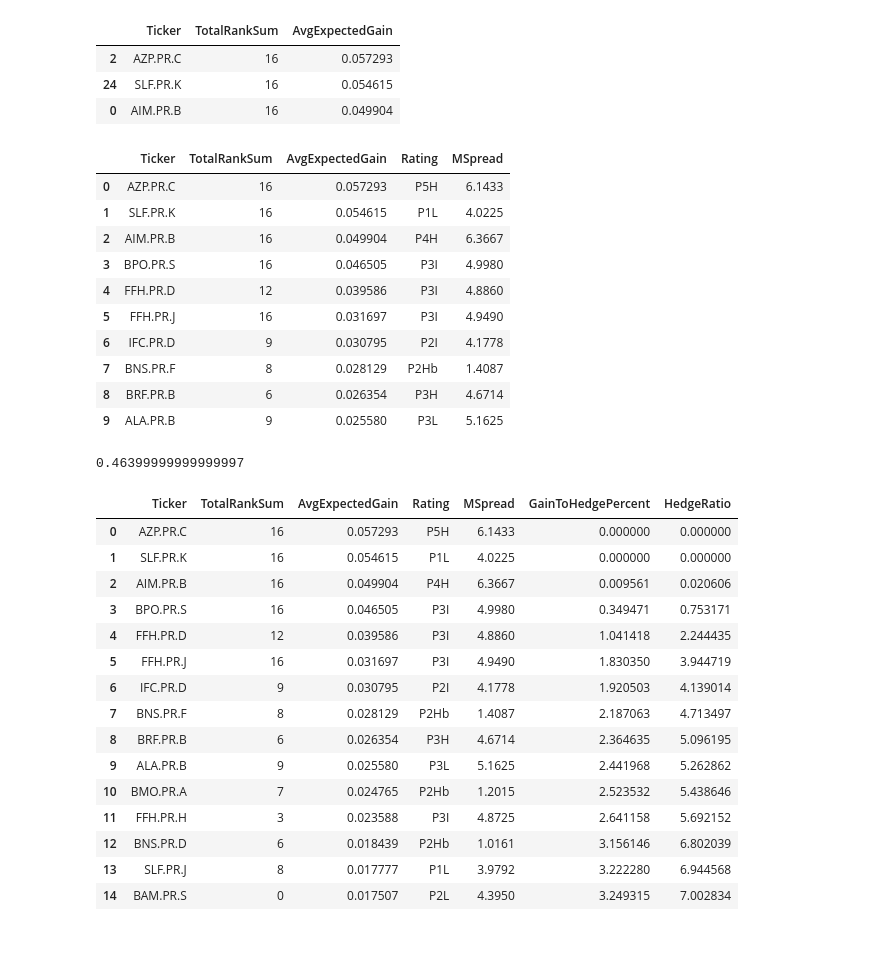
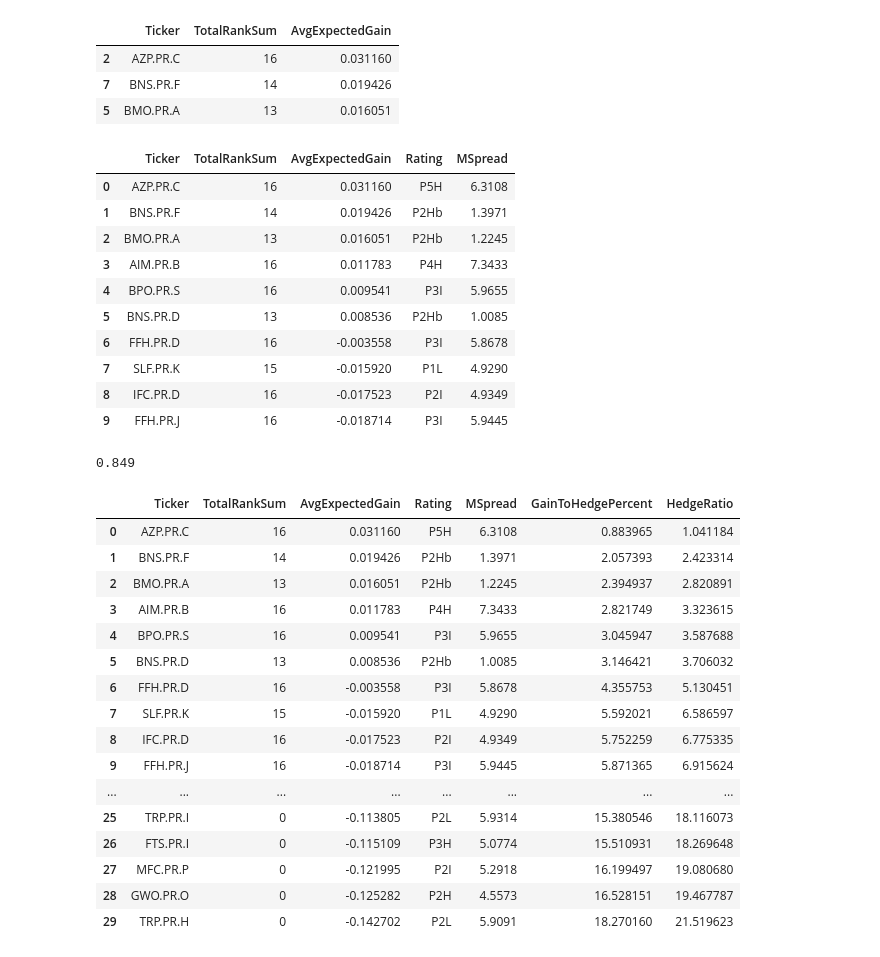
Before and after one commit to mishaba/canprefs, a Jupyter notebook: Prefhack.ipynb, the cells around one changed output. Saved outputs shown, nothing was run; the diff lists cells and outputs as text; code cells hidden in the pictures.

```diff
--- a/Prefhack.ipynb
+++ b/Prefhack.ipynb
@@ -14,7 +14,7 @@ from datetime import date
 # Constants
 
 # Current TBILL rate
-TBILL_PERCENT = 1.66
+TBILL_PERCENT = 1.14
 # %%
 from prefutils import *
 
@@ -29,7 +29,7 @@ floats = filter_floating_reset_list(floats)
 # %%
 tprefs = update_data_frame_with_prices_and_drop_reference(floats,SESSION)
 # %%
-tprefs = update_dataframe_with_market_spread(tprefs, TBILL_PERCENT)
+tprefs = update_dataframe_with_market_spread_from_issue_spread(tprefs, TBILL_PERCENT)
 # %%
 #tpm = update_dataframe_with_rating_averages(tprefs)
 #tpm.head(5)
@@ -40,13 +40,13 @@ SPREAD_DELTAS = [ 0.2, 0, -0.1, -.3]
 # define 4 scenarios, with corresponding probabilities and names.
 # Name: {tbillrate, number of years, probability}
 TBILL_SCN = {
-    "Constant" :  (1.66, 1, 0.10),
-    "SlightDrop": (1.40, 1, 0.40),
-    "BigDrop":    (1.10, 1, 0.30) ,
-    "Panic":      (0.70, 1, 0.20)}
+    "Constant" :  (1.14, 1, 0.15),
+    "SlightDrop": (0.90, 1, 0.35),
+    "BigDrop":    (0.70, 1, 0.35) ,
+    "Panic":      (0.40, 1, 0.15)}
 
 
 foo = create_tbill_scenarios_per_market_spreads(tprefs, TBILL_SCN, SPREAD_DELTAS)
-foo.head(3)
+foo.head(10)
 # %% [output]
 |  | Ticker | Rating | Spread | Price | MSpread | EffMSpread | MSpread_Delta | Expected_Gain | Constant | ... |
@@ -59,24 +66,24 @@ ranked = do_the_ranking(foo,TBILL_SCN,10)
 ranked.head(3)
 # %% [output]
 |  | Ticker | TotalRankSum | AvgExpectedGain |
-| 2 | AZP.PR.C | 16 | 0.057293 |
-| 24 | SLF.PR.K | 16 | 0.054615 |
-| 0 | AIM.PR.B | 16 | 0.049904 |
+| 2 | AZP.PR.C | 16 | 0.031160 |
+| 7 | BNS.PR.F | 14 | 0.019426 |
+| 5 | BMO.PR.A | 13 | 0.016051 |
 # %%
 ranked = ranked.merge(floats[['Ticker','Rating','MSpread']],how='inner',on='Ticker')
 ranked.head(10)
 # %% [output]
 |  | Ticker | TotalRankSum | AvgExpectedGain | Rating | MSpread |
-| 0 | AZP.PR.C | 16 | 0.057293 | P5H | 6.1433 |
-| 1 | SLF.PR.K | 16 | 0.054615 | P1L | 4.0225 |
-| 2 | AIM.PR.B | 16 | 0.049904 | P4H | 6.3667 |
-| 3 | BPO.PR.S | 16 | 0.046505 | P3I | 4.9980 |
-| 4 | FFH.PR.D | 12 | 0.039586 | P3I | 4.8860 |
-| 5 | FFH.PR.J | 16 | 0.031697 | P3I | 4.9490 |
-| 6 | IFC.PR.D | 9 | 0.030795 | P2I | 4.1778 |
-| 7 | BNS.PR.F | 8 | 0.028129 | P2Hb | 1.4087 |
-| 8 | BRF.PR.B | 6 | 0.026354 | P3H | 4.6714 |
-| 9 | ALA.PR.B | 9 | 0.025580 | P3L | 5.1625 |
+| 0 | AZP.PR.C | 16 | 0.031160 | P5H | 6.3108 |
+| 1 | BNS.PR.F | 14 | 0.019426 | P2Hb | 1.3971 |
+| 2 | BMO.PR.A | 13 | 0.016051 | P2Hb | 1.2245 |
+| 3 | AIM.PR.B | 16 | 0.011783 | P4H | 7.3433 |
+| 4 | BPO.PR.S | 16 | 0.009541 | P3I | 5.9655 |
+| 5 | BNS.PR.D | 13 | 0.008536 | P2Hb | 1.0085 |
+| 6 | FFH.PR.D | 16 | -0.003558 | P3I | 5.8678 |
+| 7 | SLF.PR.K | 15 | -0.015920 | P1L | 4.9290 |
+| 8 | IFC.PR.D | 16 | -0.017523 | P2I | 4.9349 |
+| 9 | FFH.PR.J | 16 | -0.018714 | P3I | 5.9445 |
 # %%
 # Now, for hedging. For each security, it needs to make a 5% hurdle.
 # So for example, if IFC.PR.D is only expected to make 3.5%, then it needs a 1.5% hedge gain to compensate.
@@ -95,26 +102,27 @@ expected_drop
 
 # but actually, should we reduce the amount of net hedges based on shares that exceed the hurdle?
 # %% [output]
-0.46399999999999997
+0.849
 # %%
-GAIN_HURDLE=0.05
+GAIN_HURDLE=0.04
 ranked['GainToHedgePercent'] = [max(GAIN_HURDLE-x,0)*100 for x in ranked['AvgExpectedGain']]
 ranked['HedgeRatio'] = [x/expected_drop for x in ranked['GainToHedgePercent']]
-ranked.head(15)
+ranked.head(30)
 # %% [output]
 |  | Ticker | TotalRankSum | AvgExpectedGain | Rating | MSpread | GainToHedgePercent | HedgeRatio |
-| 0 | AZP.PR.C | 16 | 0.057293 | P5H | 6.1433 | 0.000000 | 0.000000 |
-| 1 | SLF.PR.K | 16 | 0.054615 | P1L | 4.0225 | 0.000000 | 0.000000 |
-| 2 | AIM.PR.B | 16 | 0.049904 | P4H | 6.3667 | 0.009561 | 0.020606 |
-| 3 | BPO.PR.S | 16 | 0.046505 | P3I | 4.9980 | 0.349471 | 0.753171 |
-| 4 | FFH.PR.D | 12 | 0.039586 | P3I | 4.8860 | 1.041418 | 2.244435 |
-| 5 | FFH.PR.J | 16 | 0.031697 | P3I | 4.9490 | 1.830350 | 3.944719 |
-| 6 | IFC.PR.D | 9 | 0.030795 | P2I | 4.1778 | 1.920503 | 4.139014 |
-| 7 | BNS.PR.F | 8 | 0.028129 | P2Hb | 1.4087 | 2.187063 | 4.713497 |
-| 8 | BRF.PR.B | 6 | 0.026354 | P3H | 4.6714 | 2.364635 | 5.096195 |
-| 9 | ALA.PR.B | 9 | 0.025580 | P3L | 5.1625 | 2.441968 | 5.262862 |
-| 10 | BMO.PR.A | 7 | 0.024765 | P2Hb | 1.2015 | 2.523532 | 5.438646 |
-| 11 | FFH.PR.H | 3 | 0.023588 | P3I | 4.8725 | 2.641158 | 5.692152 |
-| 12 | BNS.PR.D | 6 | 0.018439 | P2Hb | 1.0161 | 3.156146 | 6.802039 |
-| 13 | SLF.PR.J | 8 | 0.017777 | P1L | 3.9792 | 3.222280 | 6.944568 |
-| 14 | BAM.PR.S | 0 | 0.017507 | P2L | 4.3950 | 3.249315 | 7.002834 |
+| 0 | AZP.PR.C | 16 | 0.031160 | P5H | 6.3108 | 0.883965 | 1.041184 |
+| 1 | BNS.PR.F | 14 | 0.019426 | P2Hb | 1.3971 | 2.057393 | 2.423314 |
+| 2 | BMO.PR.A | 13 | 0.016051 | P2Hb | 1.2245 | 2.394937 | 2.820891 |
+| 3 | AIM.PR.B | 16 | 0.011783 | P4H | 7.3433 | 2.821749 | 3.323615 |
+| 4 | BPO.PR.S | 16 | 0.009541 | P3I | 5.9655 | 3.045947 | 3.587688 |
+| 5 | BNS.PR.D | 13 | 0.008536 | P2Hb | 1.0085 | 3.146421 | 3.706032 |
+| 6 | FFH.PR.D | 16 | -0.003558 | P3I | 5.8678 | 4.355753 | 5.130451 |
+| 7 | SLF.PR.K | 15 | -0.015920 | P1L | 4.9290 | 5.592021 | 6.586597 |
+| 8 | IFC.PR.D | 16 | -0.017523 | P2I | 4.9349 | 5.752259 | 6.775335 |
+| 9 | FFH.PR.J | 16 | -0.018714 | P3I | 5.9445 | 5.871365 | 6.915624 |
+| ... | ... | ... | ... | ... | ... | ... | ... |
+| 25 | TRP.PR.I | 0 | -0.113805 | P2L | 5.9314 | 15.380546 | 18.116073 |
+| 26 | FTS.PR.I | 0 | -0.115109 | P3H | 5.0774 | 15.510931 | 18.269648 |
+| 27 | MFC.PR.P | 0 | -0.121995 | P2I | 5.2918 | 16.199497 | 19.080680 |
+| 28 | GWO.PR.O | 0 | -0.125282 | P2H | 4.5573 | 16.528151 | 19.467787 |
+| 29 | TRP.PR.H | 0 | -0.142702 | P2L | 5.9091 | 18.270160 | 21.519623 |
```
Also changed, not shown: parts of 1 cell of this notebook, 4 other files.
